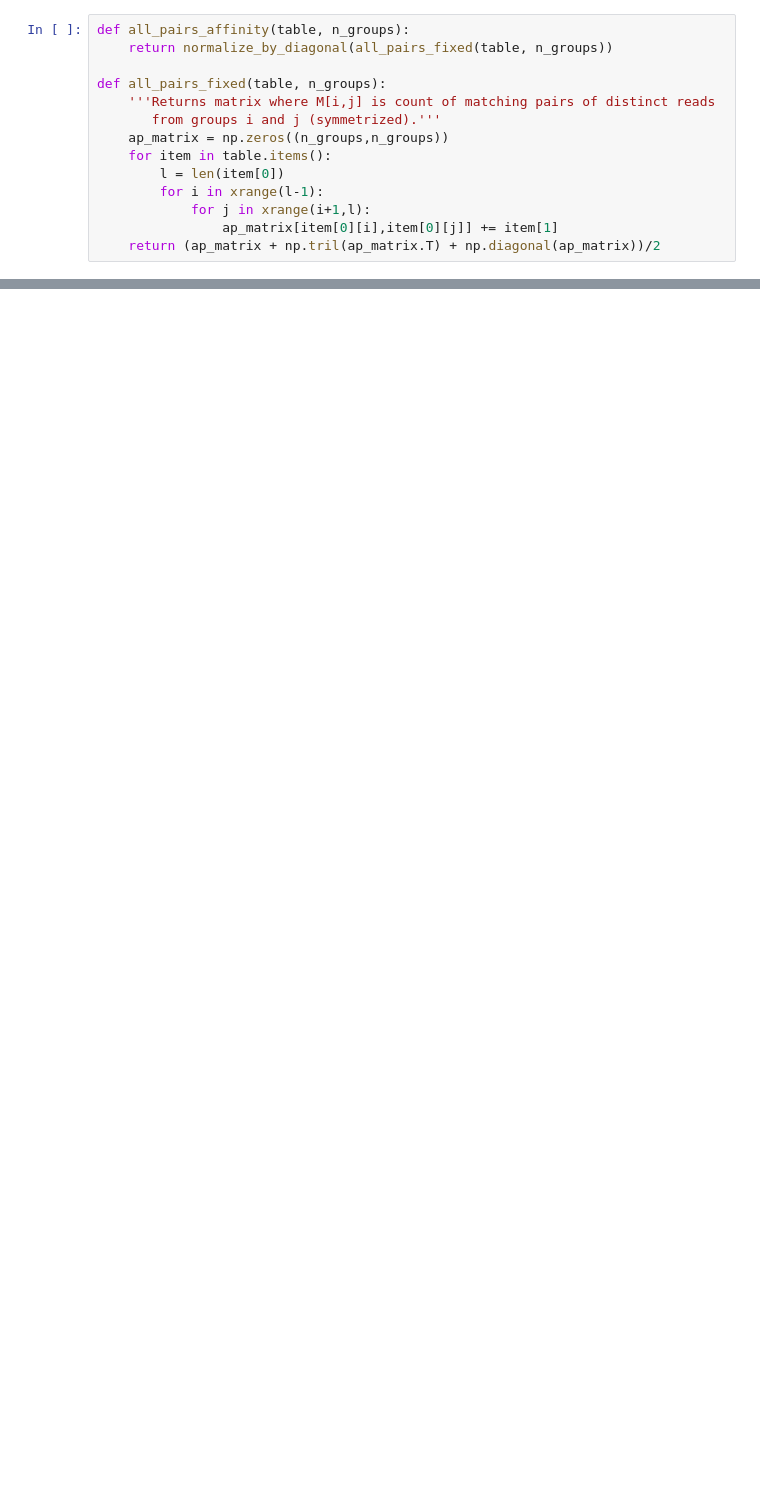
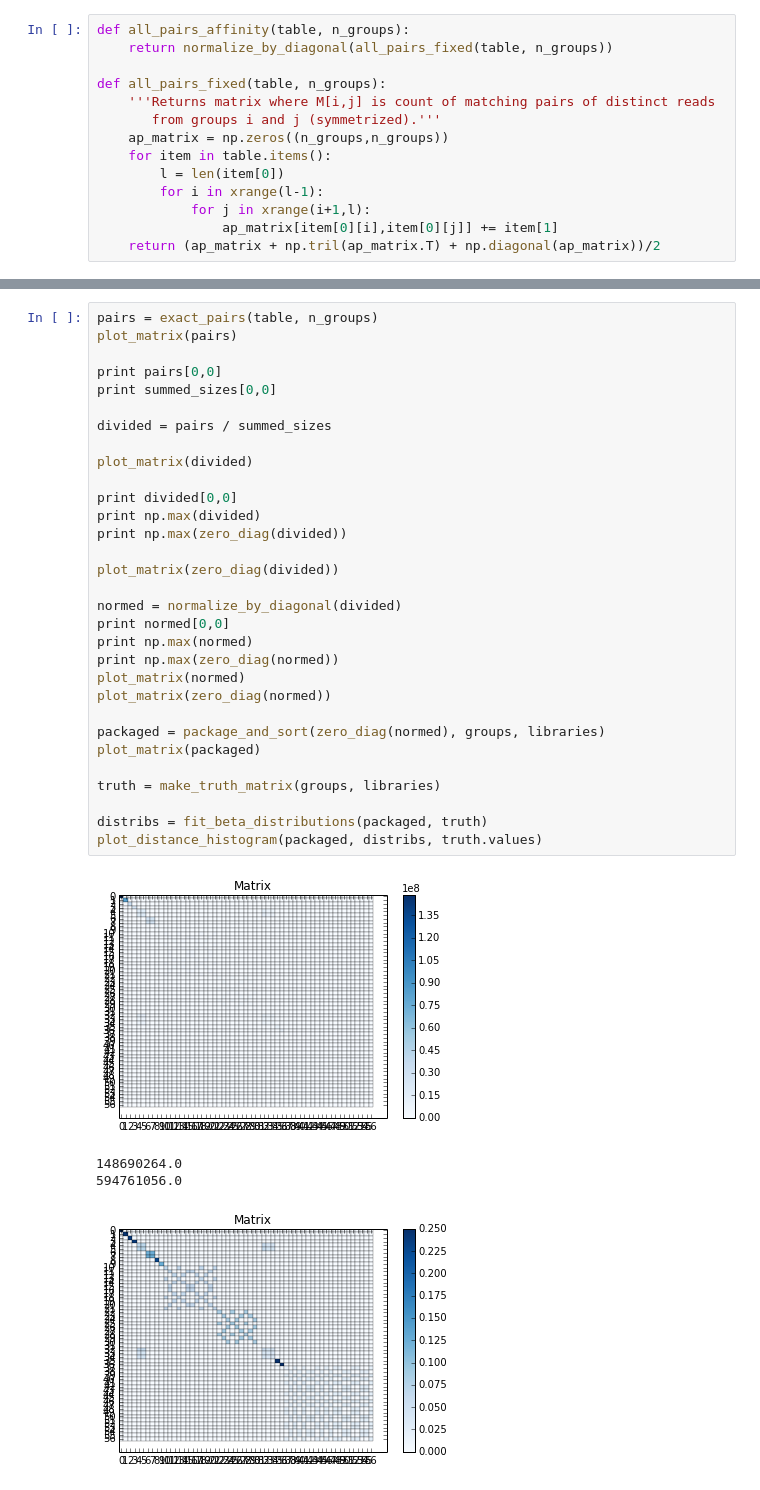
Before and after one commit to bradtaylor/thesis, a Jupyter notebook: evaluate_library_descrimination.ipynb, the cells around one changed output, grey strips where cells are left out. Cells and saved outputs as stored; diff of their text form; blank space fills up the shorter version.

```diff
--- a/evaluate_library_descrimination.ipynb
+++ b/evaluate_library_descrimination.ipynb
@@ -940,0 +1092,36 @@ print np.max(zero_diag(exacts))
+# %%
+pairs = exact_pairs(table, n_groups)
+plot_matrix(pairs)
+
+print pairs[0,0]
+print summed_sizes[0,0]
+
+divided = pairs / summed_sizes
+
+plot_matrix(divided)
+
+print divided[0,0]
+print np.max(divided)
+print np.max(zero_diag(divided))
+
+plot_matrix(zero_diag(divided))
+
+normed = normalize_by_diagonal(divided)
+print normed[0,0]
+print np.max(normed)
+print np.max(zero_diag(normed))
+plot_matrix(normed)
+plot_matrix(zero_diag(normed))
+
+packaged = package_and_sort(zero_diag(normed), groups, libraries)
+plot_matrix(packaged)
+
+truth = make_truth_matrix(groups, libraries)
+
+distribs = fit_beta_distributions(packaged, truth)
+plot_distance_histogram(packaged, distribs, truth.values)
+# %% [output]
+[figure, added]
+148690264.0
+594761056.0
+[figure, added]
```
Also changed, not shown: parts of 20 cells of this notebook.
